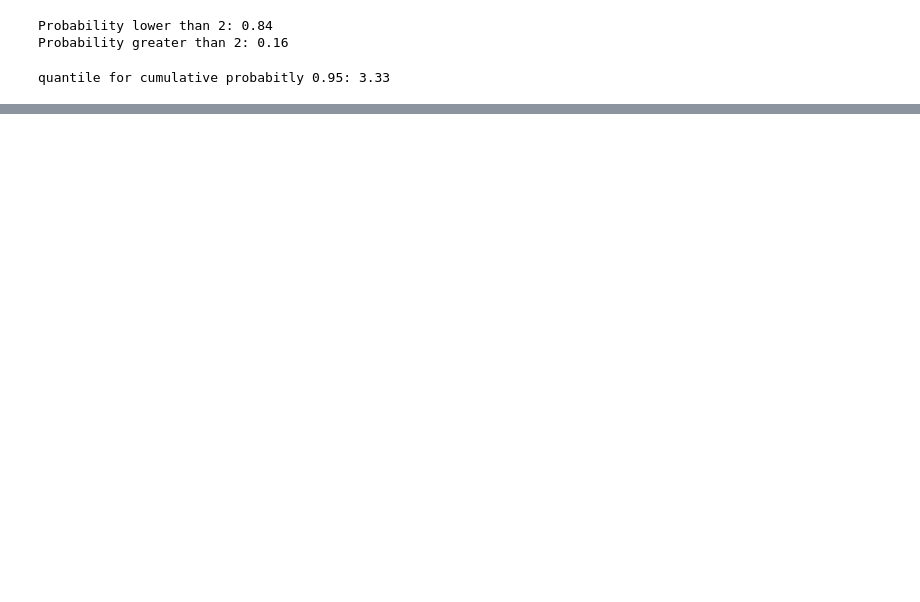
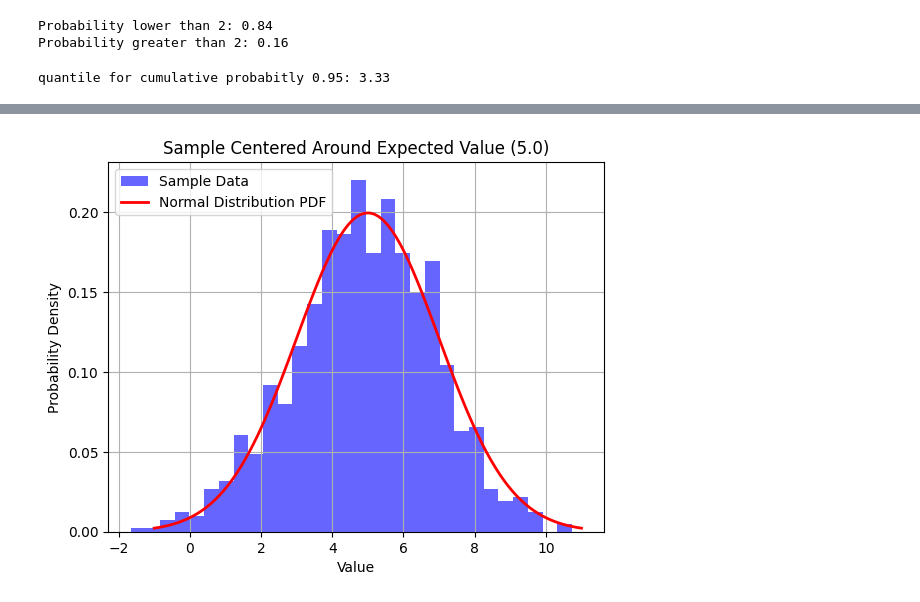
Before and after one commit to aryanssd/-sixteenth-exercices-for-loop, a Jupyter notebook: mathematics-python.ipynb, the cells around one changed output, grey strips where cells are left out. Saved outputs shown, nothing was run; the diff lists cells and outputs as text; code cells hidden in the pictures; blank space fills up the shorter version.

Commit message:
Kaggle Notebook | mathematics-python | Sample Centered Around Expected Value

```diff
--- a/mathematics-python.ipynb
+++ b/mathematics-python.ipynb
@@ -578,0 +578,24 @@ plt.show()
+# %%
+mean = 5.0
+std_dev = 2.0
+
+sample_size = 1000
+
+samples = np.random.normal(mean, std_dev, sample_size)
+
+plt.hist(samples, bins=30, density=True, color='b', alpha=0.6, label='Sample Data')
+
+x = np.linspace(mean - 3 * std_dev, mean + 3 * std_dev, 100)
+pdf = norm.pdf(x, mean, std_dev)
+
+
+plt.plot(x, pdf, 'r-', lw=2, label='Normal Distribution PDF')
+
+plt.xlabel('Value')
+plt.ylabel('Probability Density')
+plt.title(f'Sample Centered Around Expected Value ({mean})')
+plt.legend()
+plt.grid()
+plt.show()
+# %% [output]
+[figure, added]
```
Also changed, not shown: parts of 12 cells of this notebook.
